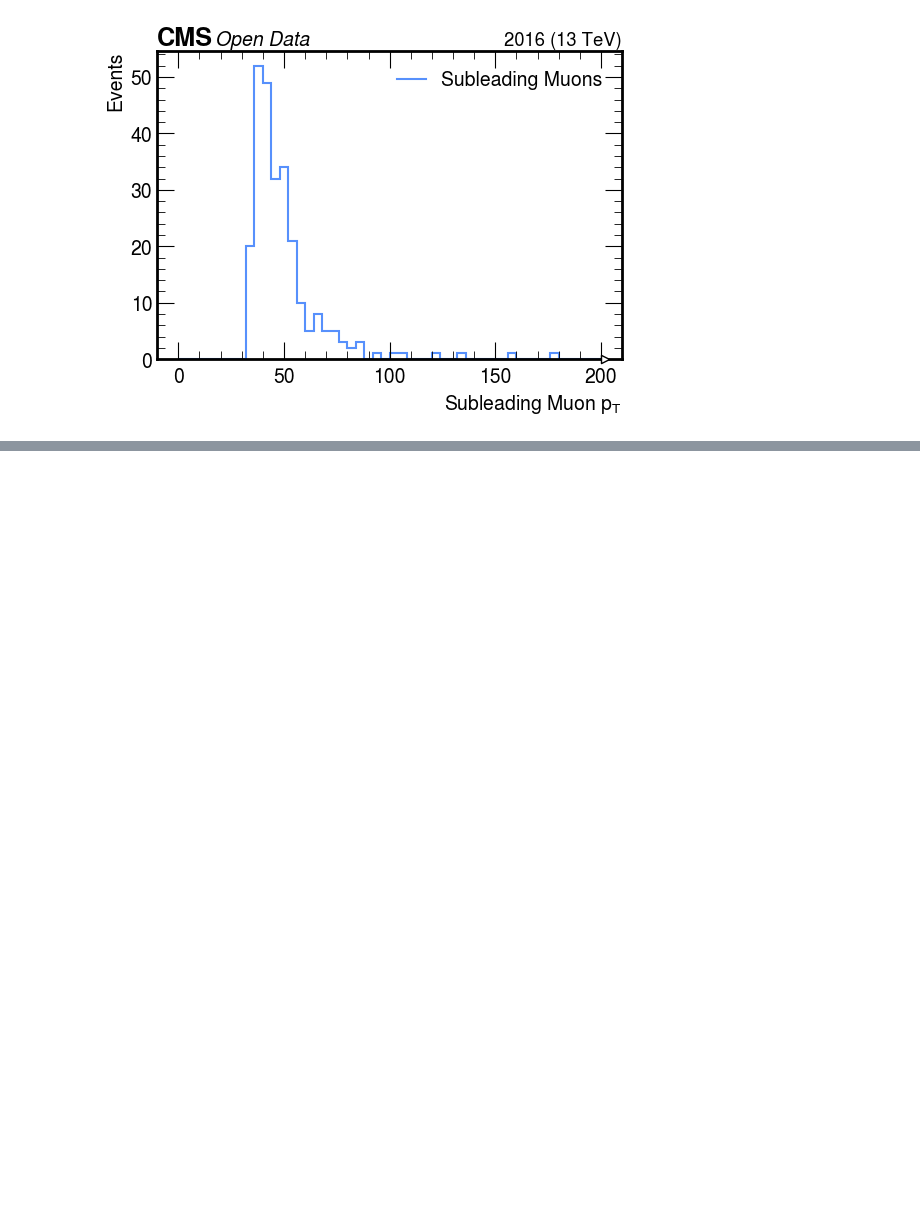
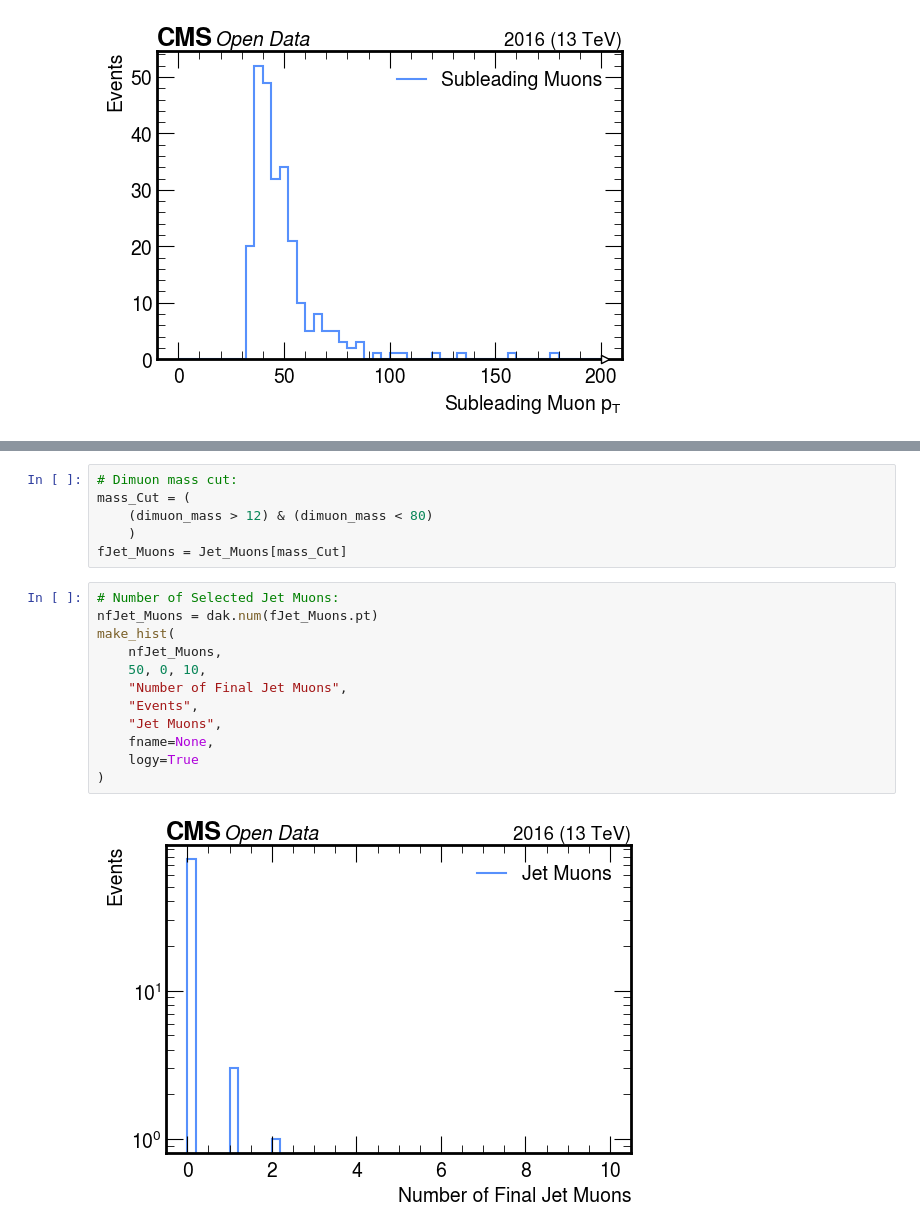
Before and after one commit to xondikoi03/charmTaggingAnalysis, a Jupyter notebook: Coffea/notebooks/charmAnalysis.ipynb, the cells around one changed output, grey strips where cells are left out. Saved outputs shown, nothing was run; the diff lists cells and outputs as text; blank space fills up the shorter version.

```diff
--- a/Coffea/notebooks/charmAnalysis.ipynb
+++ b/Coffea/notebooks/charmAnalysis.ipynb
@@ -235,0 +280,20 @@ WBos_Mu = fMuons
+# %%
+# Dimuon mass cut:
+mass_Cut = (
+    (dimuon_mass > 12) & (dimuon_mass < 80)
+    )
+fJet_Muons = Jet_Muons[mass_Cut]
+# %%
+# Number of Selected Jet Muons:
+nfJet_Muons = dak.num(fJet_Muons.pt)
+make_hist(
+    nfJet_Muons,
+    50, 0, 10,
+    "Number of Final Jet Muons",
+    "Events",
+    "Jet Muons",
+    fname=None,
+    logy=True
+)
+# %% [output]
+[figure, added]
```
Also changed, not shown: parts of 14 cells of this notebook, 2 other files.
